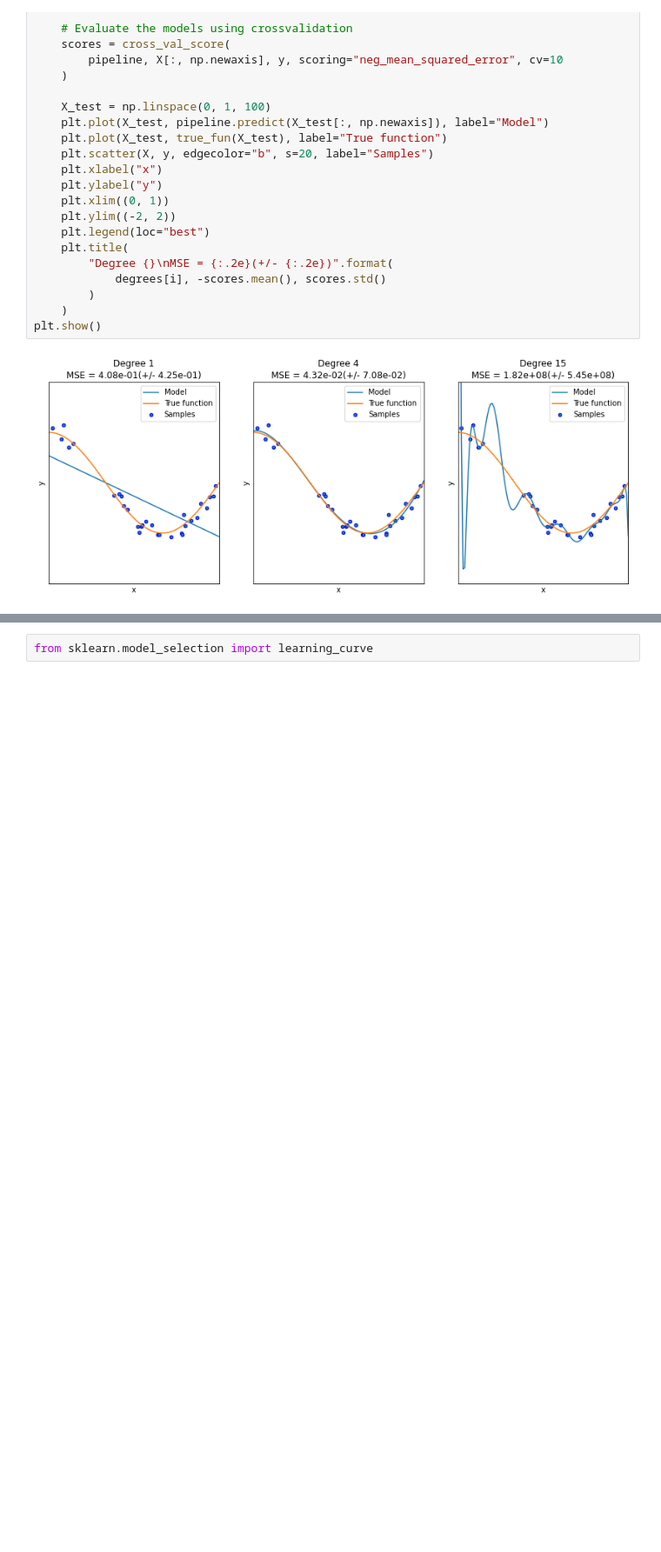
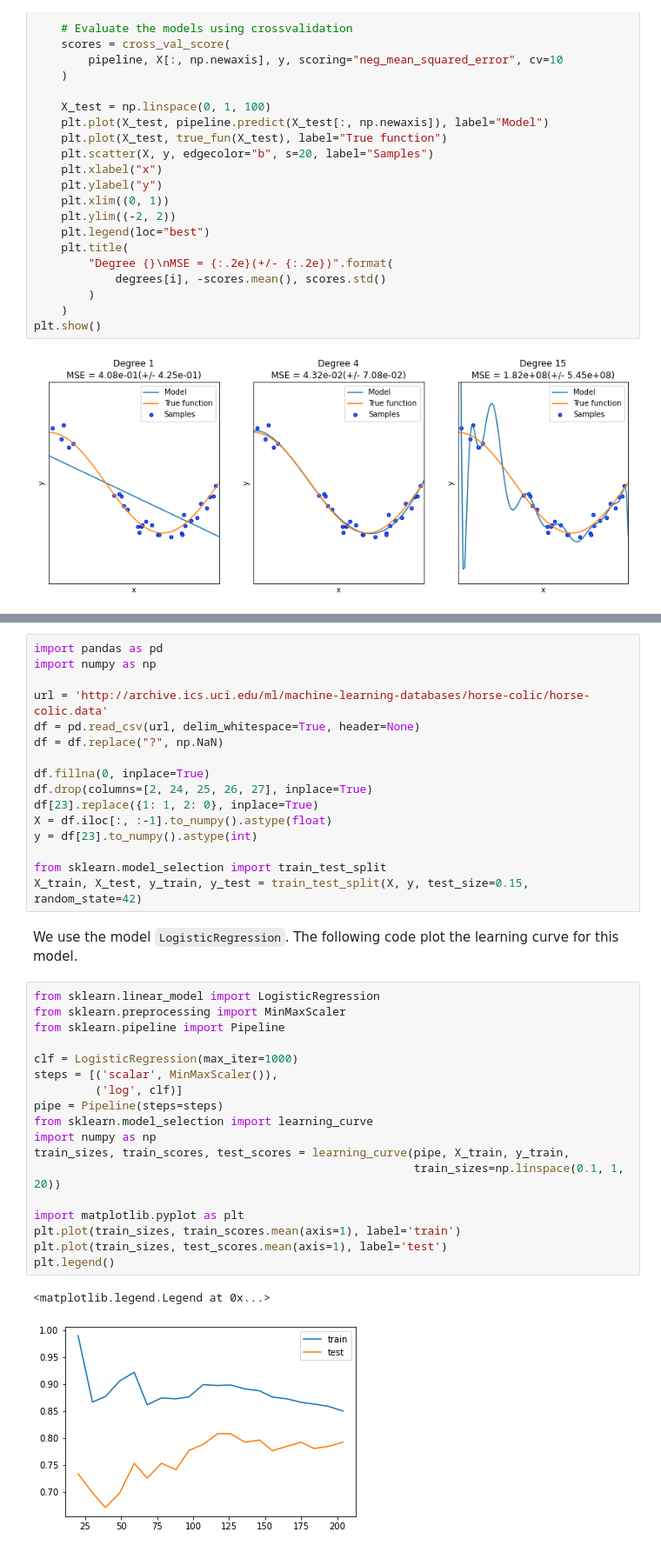
Before and after one commit to xiaoxl/ml22, a Jupyter notebook: _build/jupyter_execute/Chapter5/regularization.ipynb, the cells around one changed output, grey strips where cells are left out. Shown: that part at 87% size. Saved outputs shown, nothing was run; the diff lists cells and outputs as text; blank space fills up the shorter version.

Commit message:
logistic

```diff
--- a/_build/jupyter_execute/Chapter5/regularization.ipynb
+++ b/_build/jupyter_execute/Chapter5/regularization.ipynb
@@ -80,2 +88,39 @@ Let us first look at the learning curve about sample size. The official document
-# %%
-from sklearn.model_selection import learning_curve
+# %%
+import pandas as pd
+import numpy as np
+
+url = 'http://archive.ics.uci.edu/ml/machine-learning-databases/horse-colic/horse-colic.data'
+df = pd.read_csv(url, delim_whitespace=True, header=None)
+df = df.replace("?", np.NaN)
+
+df.fillna(0, inplace=True)
+df.drop(columns=[2, 24, 25, 26, 27], inplace=True)
+df[23].replace({1: 1, 2: 0}, inplace=True)
+X = df.iloc[:, :-1].to_numpy().astype(float)
+y = df[23].to_numpy().astype(int)
+
+from sklearn.model_selection import train_test_split
+X_train, X_test, y_train, y_test = train_test_split(X, y, test_size=0.15, random_state=42)
+# %% [markdown]
+We use the model `LogisticRegression`. The following code plot the learning curve for this model.
+# %%
+from sklearn.linear_model import LogisticRegression
+from sklearn.preprocessing import MinMaxScaler
+from sklearn.pipeline import Pipeline
+
+clf = LogisticRegression(max_iter=1000)
+steps = [('scalar', MinMaxScaler()),
+         ('log', clf)]
+pipe = Pipeline(steps=steps)
+from sklearn.model_selection import learning_curve
+import numpy as np
+train_sizes, train_scores, test_scores = learning_curve(pipe, X_train, y_train,
+                                                        train_sizes=np.linspace(0.1, 1, 20))
+
+import matplotlib.pyplot as plt
+plt.plot(train_sizes, train_scores.mean(axis=1), label='train')
+plt.plot(train_sizes, test_scores.mean(axis=1), label='test')
+plt.legend()
+# %% [output]
+<matplotlib.legend.Legend at 0x...>
+[figure, added]
```
Also changed, not shown: parts of 5 cells of this notebook, 48 other files.
